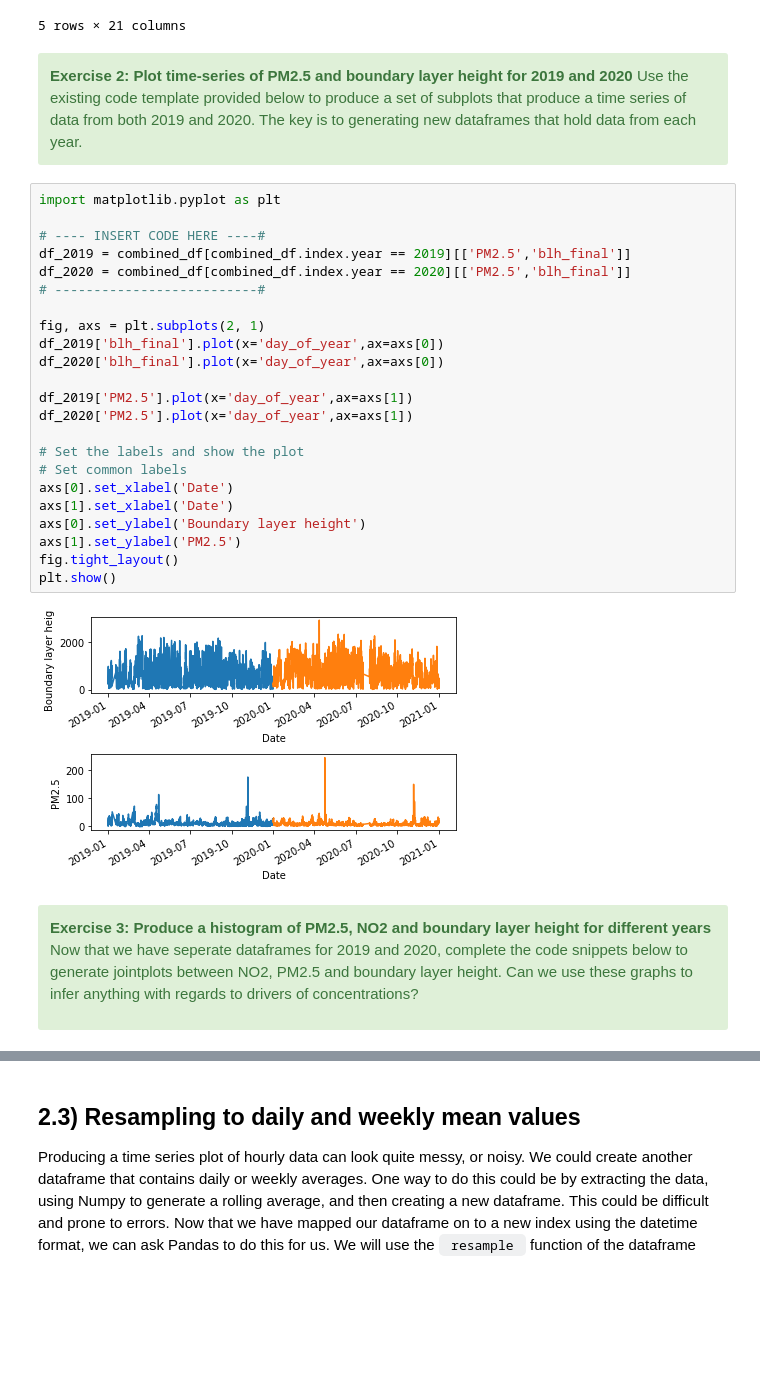
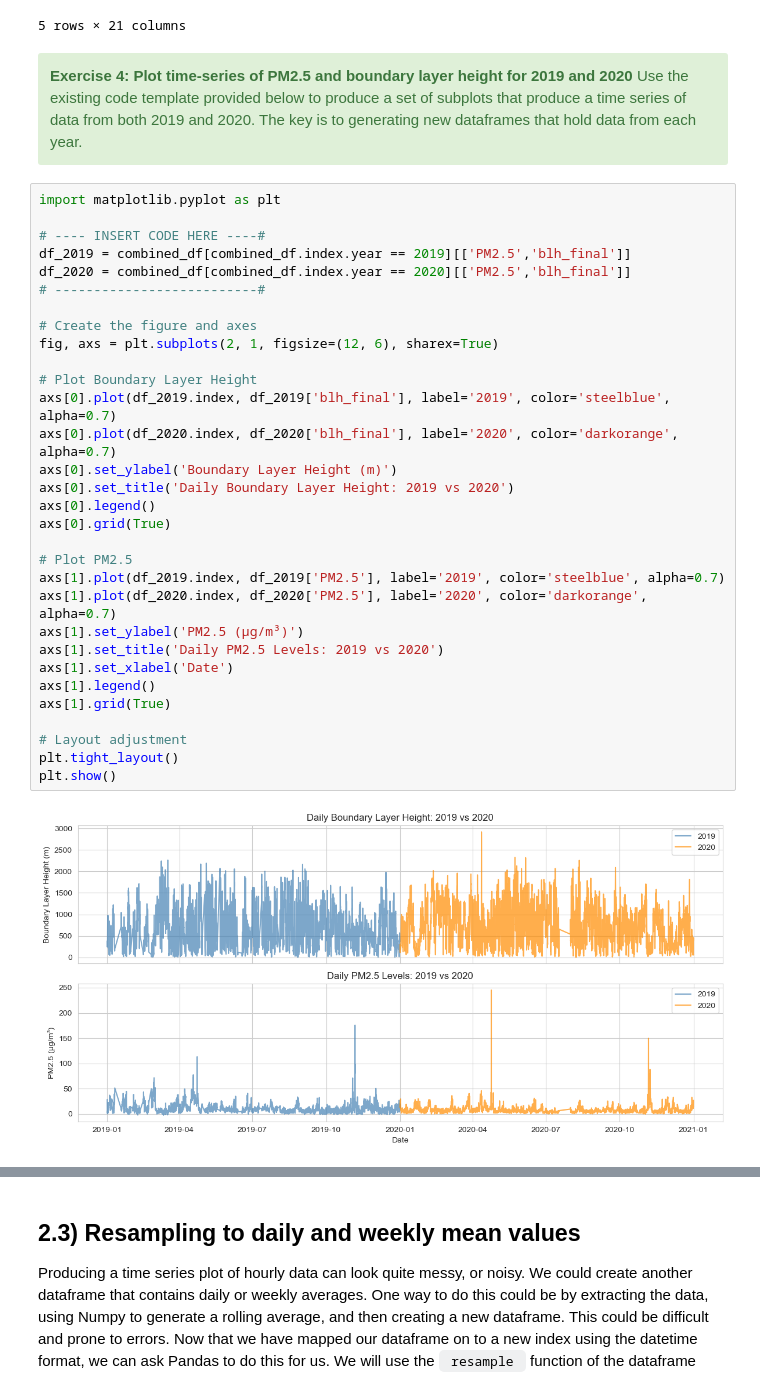
Before and after one commit to m-edal/Time-series-analytics-course, a Jupyter notebook: Practical_1_solutions.ipynb, the cells around one changed output, grey strips where cells are left out. Drawn from its saved outputs; the diff is of its cells as text; blank space fills up the shorter version.

```diff
--- a/Practical_1_solutions.ipynb
+++ b/Practical_1_solutions.ipynb
@@ -638,38 +780,39 @@ temporary_df.head()
 5 rows × 21 columns
 # %% [markdown]
 <div class="alert alert-block alert-success">
-<b> Exercise 2: Plot time-series of PM2.5 and boundary layer height for 2019 and 2020 <a name="Exercise2"></a>  </b>
+<b> Exercise 4: Plot time-series of PM2.5 and boundary layer height for 2019 and 2020 <a name="Exercise4"></a>  </b>
 Use the existing code template provided below to produce a set of subplots that produce a time series of data from both 2019 and 2020. The key is to generating new dataframes that hold data from each year.
 </div>
 # %%
 import matplotlib.pyplot as plt
 
 # ---- INSERT CODE HERE ----#
 df_2019 = combined_df[combined_df.index.year == 2019][['PM2.5','blh_final']]
 df_2020 = combined_df[combined_df.index.year == 2020][['PM2.5','blh_final']]
 # --------------------------#
 
-fig, axs = plt.subplots(2, 1)
-df_2019['blh_final'].plot(x='day_of_year',ax=axs[0])
-df_2020['blh_final'].plot(x='day_of_year',ax=axs[0])
+# Create the figure and axes
+fig, axs = plt.subplots(2, 1, figsize=(12, 6), sharex=True)
 
-df_2019['PM2.5'].plot(x='day_of_year',ax=axs[1])
-df_2020['PM2.5'].plot(x='day_of_year',ax=axs[1])
+# Plot Boundary Layer Height
+axs[0].plot(df_2019.index, df_2019['blh_final'], label='2019', color='steelblue', alpha=0.7)
+axs[0].plot(df_2020.index, df_2020['blh_final'], label='2020', color='darkorange', alpha=0.7)
+axs[0].set_ylabel('Boundary Layer Height (m)')
+axs[0].set_title('Daily Boundary Layer Height: 2019 vs 2020')
+axs[0].legend()
+axs[0].grid(True)
 
-# Set the labels and show the plot
-# Set common labels
-axs[0].set_xlabel('Date')
+# Plot PM2.5
+axs[1].plot(df_2019.index, df_2019['PM2.5'], label='2019', color='steelblue', alpha=0.7)
+axs[1].plot(df_2020.index, df_2020['PM2.5'], label='2020', color='darkorange', alpha=0.7)
+axs[1].set_ylabel('PM2.5 (µg/m³)')
+axs[1].set_title('Daily PM2.5 Levels: 2019 vs 2020')
 axs[1].set_xlabel('Date')
-axs[0].set_ylabel('Boundary layer height')
-axs[1].set_ylabel('PM2.5')
-fig.tight_layout()
+axs[1].legend()
+axs[1].grid(True)
+
+# Layout adjustment
+plt.tight_layout()
 plt.show()
 # %% [output]
-[figure, old version]
+[figure, new version]
-# %% [markdown]
-<div class="alert alert-block alert-success">
-<b> Exercise 3: Produce a histogram of PM2.5, NO2 and boundary layer height for different years <a name="Exercise3"></a>  </b>
-
-
-Now that we have seperate dataframes for 2019 and 2020, complete the code snippets below to generate jointplots between NO2, PM2.5 and boundary layer height. Can we use these graphs to infer anything with regards to drivers of concentrations?
-</div>
```
Also changed, not shown: parts of 26 cells of this notebook.
